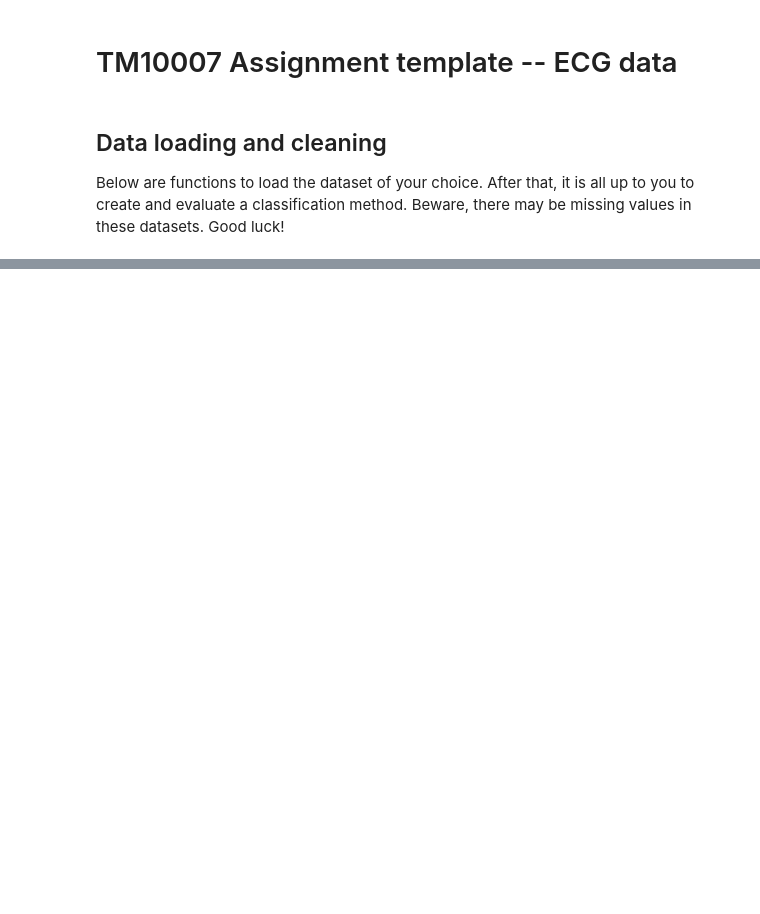
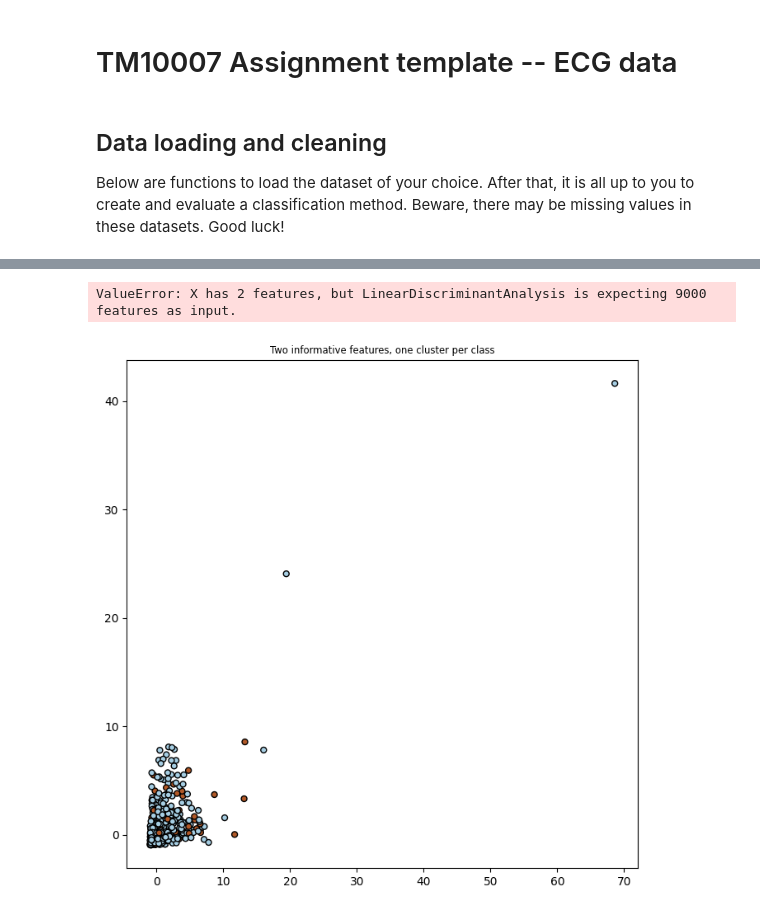
Before and after one commit to Ming842/TM10007_Machine_Learning_Group_4, a Jupyter notebook: assignment_ecg.ipynb, the cells around one changed output, grey strips where cells are left out. Drawn from its saved outputs; the diff is of its cells as text; code cells hidden in the pictures; blank space fills up the shorter version.

```diff
--- a/assignment_ecg.ipynb
+++ b/assignment_ecg.ipynb
@@ -33,0 +123,12 @@ The number of columns: 9001
+# %%
+# Extracting features and labels
+x = data.iloc[:, 0:-1].values  # Selecting all columns except the first and last
+y = data.iloc[:, -1].values  # Selecting last column as labels
+
+scaler = RobustScaler(quantile_range=(30,70))
+scaled_data = scaler.fit_transform(x)
+
+# Manually specify column names (assuming you know the original column names)
+scaled_df = pd.DataFrame(scaled_data, columns=data.columns[0:-1])  # Use the same column names from data
+
+print(scaled_df.head())
@@ -33,0 +153,15 @@ The number of columns: 9001
+# %%
+fig = plt.figure(figsize=(8, 8))
+ax = fig.add_subplot(111)
+ax.set_title("Two informative features, one cluster per class",
+             fontsize='small')
+ax.scatter(scaled_data[:, 30], scaled_data[:, 31], marker='o', c=y,
+           s=25, edgecolor='k', cmap=plt.cm.Paired)
+lda = LinearDiscriminantAnalysis()
+lda = lda.fit(scaled_data, y)
+y_pred = lda.predict(scaled_data)
+colorplot(lda, ax, scaled_data[:, 0], scaled_data[:, 1])
+print("Number of mislabeled points out of a total %d points : %d" % (scaled_data.shape[0], (y != y_pred).sum()))
+# %% [output]
+ValueError: X has 2 features, but LinearDiscriminantAnalysis is expecting 9000 features as input.
+[figure, added]
```
Also changed, not shown: parts of 5 cells of this notebook.
